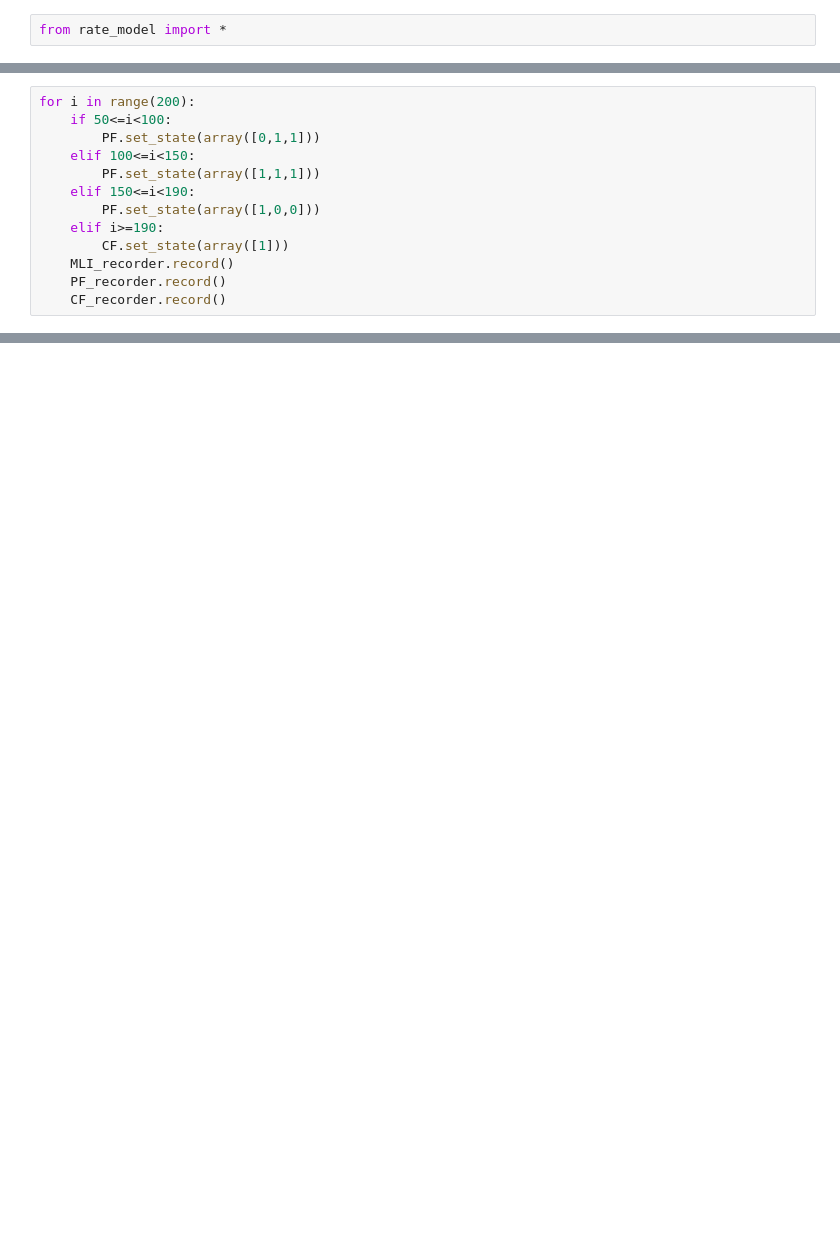
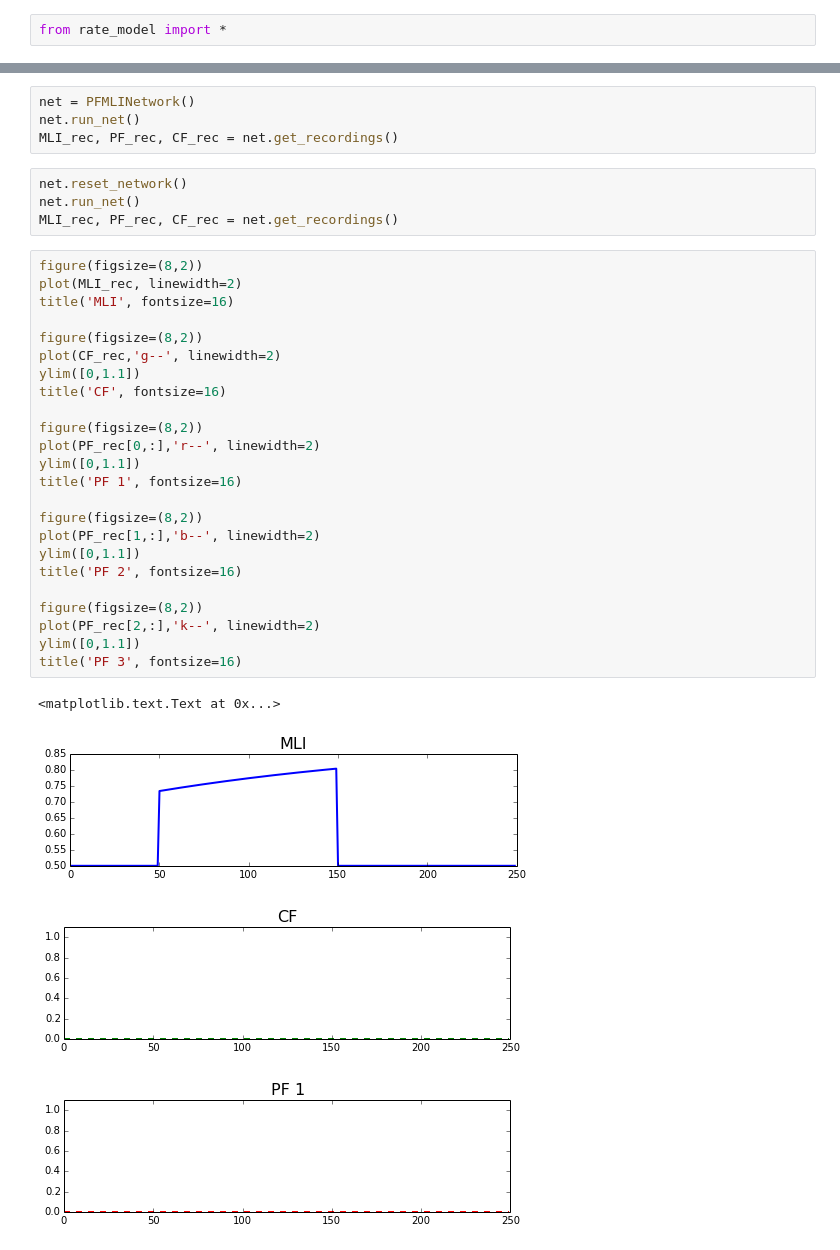
Before and after one commit to blennon/research, a Jupyter notebook: pf_mli_plasticity/PF-MLI_isolated.ipynb, the cells around one changed output, grey strips where cells are left out. Saved outputs shown, nothing was run; the diff lists cells and outputs as text; blank space fills up the shorter version.

```diff
--- a/pf_mli_plasticity/PF-MLI_isolated.ipynb
+++ b/pf_mli_plasticity/PF-MLI_isolated.ipynb
@@ -25,13 +2,0 @@ MLI.connect(PF, W_PF_MLI)
-# %%
-for i in range(200):
-    if 50<=i<100:
-        PF.set_state(array([0,1,1]))
-    elif 100<=i<150:
-        PF.set_state(array([1,1,1]))
-    elif 150<=i<190:
-        PF.set_state(array([1,0,0]))
-    elif i>=190:
-        CF.set_state(array([1]))
-    MLI_recorder.record()
-    PF_recorder.record()
-    CF_recorder.record()
@@ -72,0 +123,37 @@ plot
+# %%
+net = PFMLINetwork()
+net.run_net()
+MLI_rec, PF_rec, CF_rec = net.get_recordings()
+# %%
+net.reset_network()
+net.run_net()
+MLI_rec, PF_rec, CF_rec = net.get_recordings()
+# %%
+figure(figsize=(8,2))
+plot(MLI_rec, linewidth=2)
+title('MLI', fontsize=16)
+
+figure(figsize=(8,2))
+plot(CF_rec,'g--', linewidth=2)
+ylim([0,1.1])
+title('CF', fontsize=16)
+
+figure(figsize=(8,2))
+plot(PF_rec[0,:],'r--', linewidth=2)
+ylim([0,1.1])
+title('PF 1', fontsize=16)
+
+figure(figsize=(8,2))
+plot(PF_rec[1,:],'b--', linewidth=2)
+ylim([0,1.1])
+title('PF 2', fontsize=16)
+
+figure(figsize=(8,2))
+plot(PF_rec[2,:],'k--', linewidth=2)
+ylim([0,1.1])
+title('PF 3', fontsize=16)
+# %% [output]
+<matplotlib.text.Text at 0x...>
+[figure, added]
+[figure, added]
+[figure, added]
```
Also changed, not shown: parts of 12 cells of this notebook, 1 other file.
